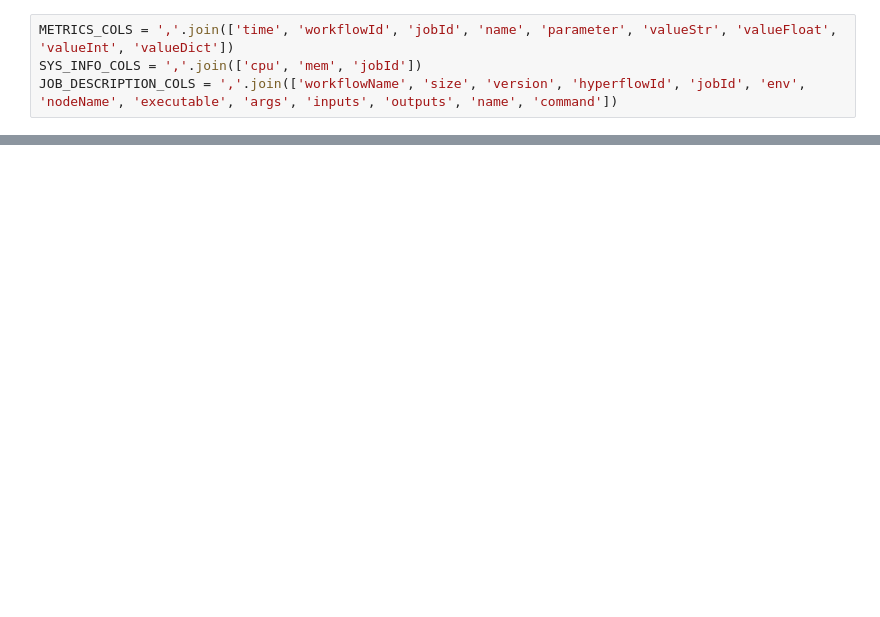
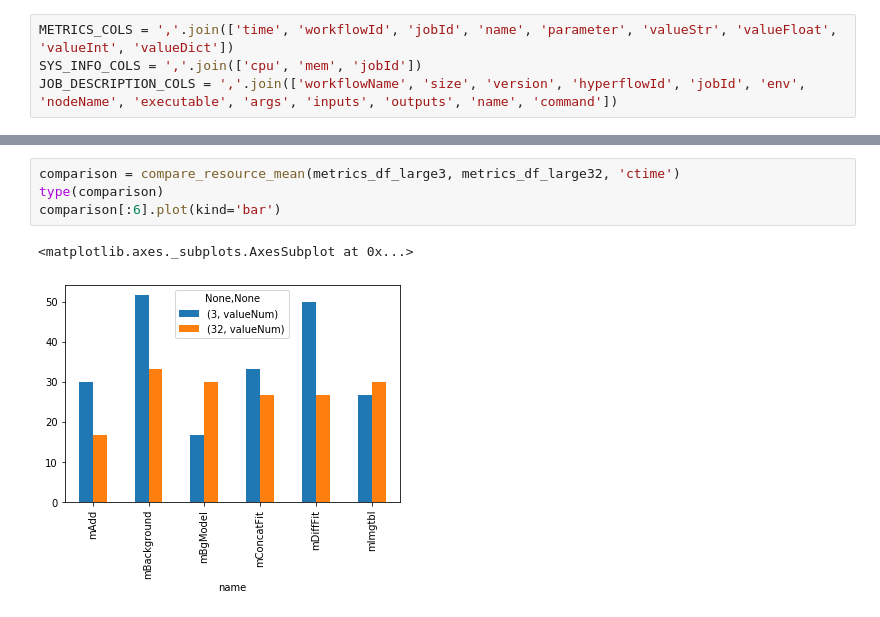
Before and after one commit to tadeq/Hyperflow-logs-analysis, a Jupyter notebook: hyperflow_analysis.ipynb, the cells around one changed output, grey strips where cells are left out. Drawn from its saved outputs; the diff is of its cells as text; blank space fills up the shorter version.

```diff
--- a/hyperflow_analysis.ipynb
+++ b/hyperflow_analysis.ipynb
@@ -102,0 +85,7 @@ Name: valueNum, dtype: float64
+# %%
+comparison = compare_resource_mean(metrics_df_large3, metrics_df_large32, 'ctime')
+type(comparison)
+comparison[:6].plot(kind='bar')
+# %% [output]
+<matplotlib.axes._subplots.AxesSubplot at 0x...>
+[figure, added]
```
Also changed, not shown: parts of 13 cells of this notebook.
